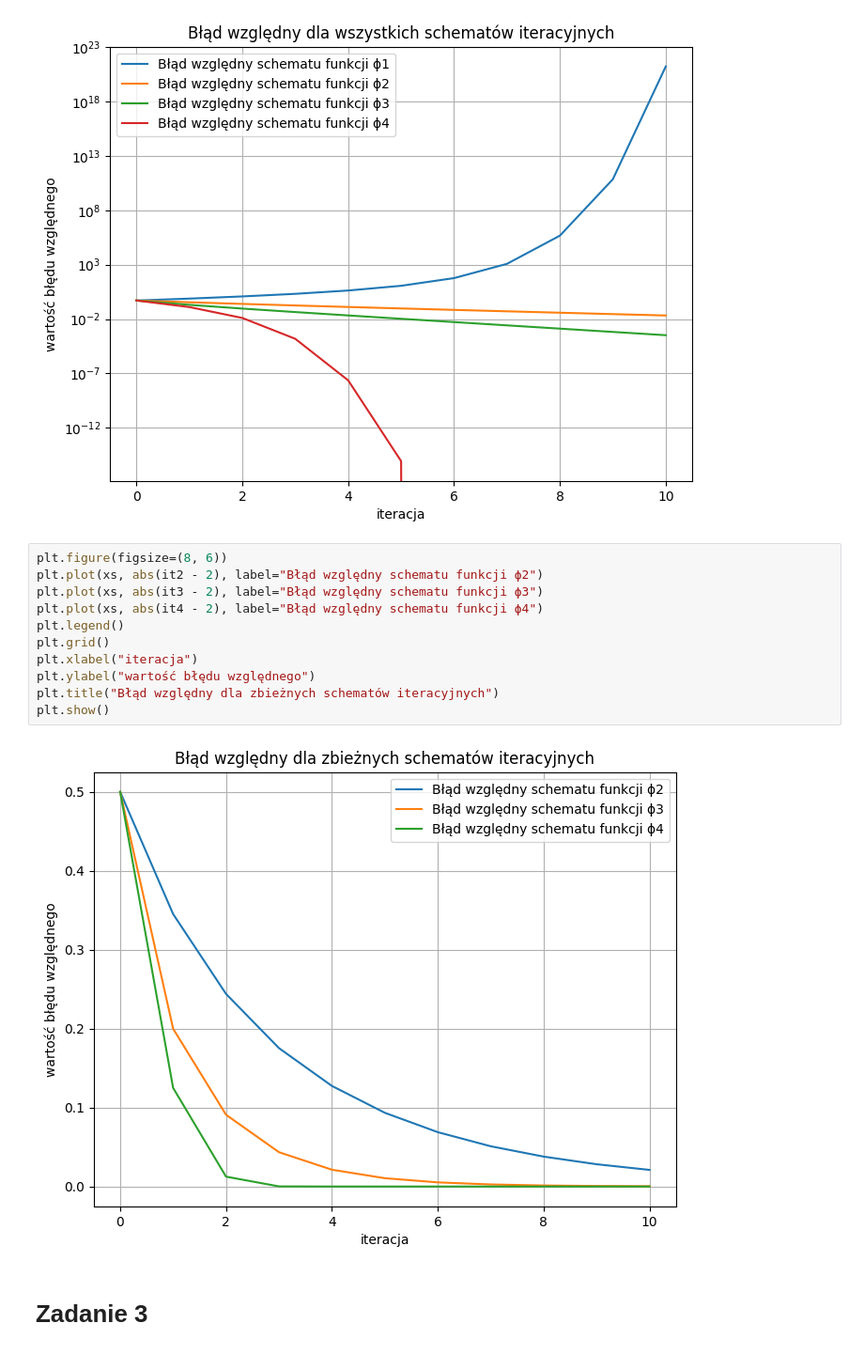
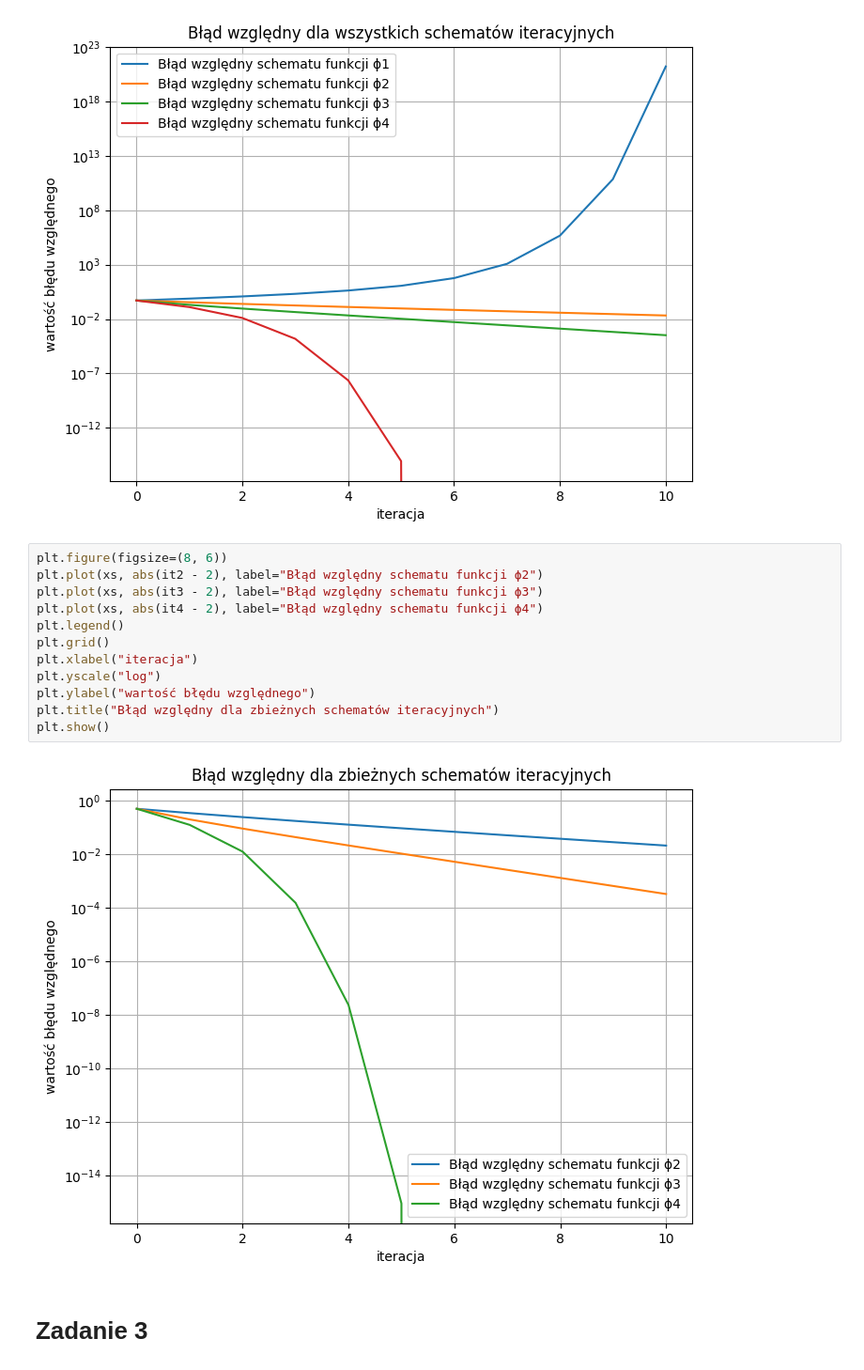
Before and after one commit to memecat5/MOWNIT, a Jupyter notebook: lab8/lab8.ipynb, the cells around one changed output. Shown at 94% size. Drawn from its saved outputs; the diff is of its cells as text.

```diff
--- a/lab8/lab8.ipynb
+++ b/lab8/lab8.ipynb
@@ -178,16 +179,17 @@ plt.show()
 # %%
 plt.figure(figsize=(8, 6))
 plt.plot(xs, abs(it2 - 2), label="Błąd względny schematu funkcji ϕ2")
 plt.plot(xs, abs(it3 - 2), label="Błąd względny schematu funkcji ϕ3")
 plt.plot(xs, abs(it4 - 2), label="Błąd względny schematu funkcji ϕ4")
 plt.legend()
 plt.grid()
 plt.xlabel("iteracja")
+plt.yscale("log")
 plt.ylabel("wartość błędu względnego")
 plt.title("Błąd względny dla zbieżnych schematów iteracyjnych")
 plt.show()
 # %% [output]
-[figure, old version]
+[figure, new version]
 # %% [markdown]
 # Zadanie 3
 # %%
```
Also changed, not shown: parts of 3 cells of this notebook, 1 other file.
